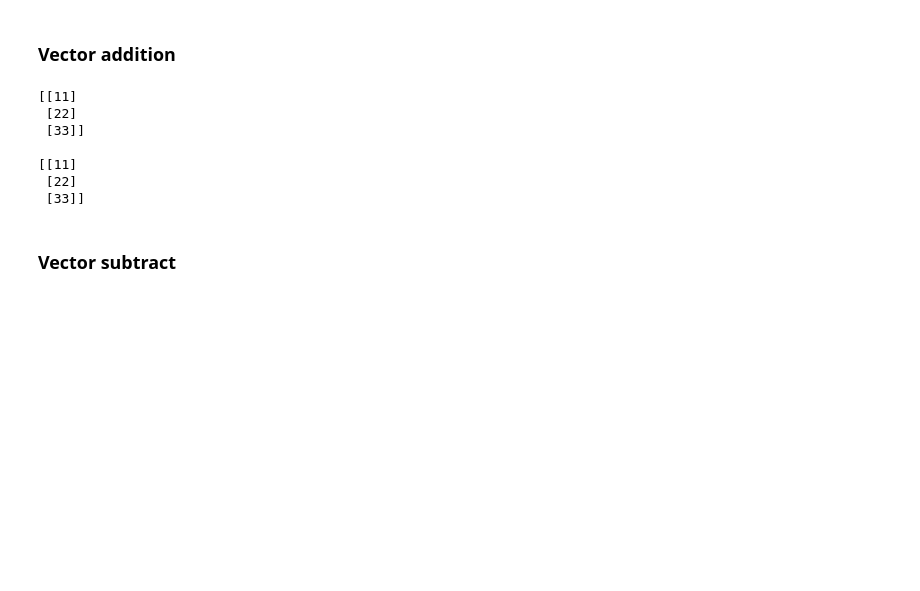
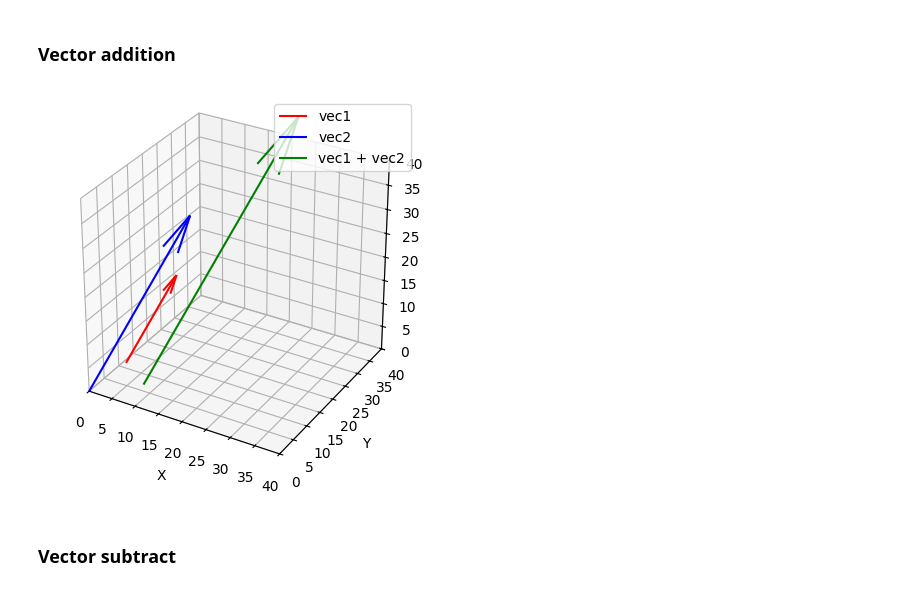
Before and after one commit to mindcoree/Linear_algebra, a Jupyter notebook: Vectors.ipynb, the cells around one changed output. Saved outputs shown, nothing was run; the diff lists cells and outputs as text; code cells hidden in the pictures; blank space fills up the shorter version.

```diff
--- a/Vectors.ipynb
+++ b/Vectors.ipynb
@@ -31,20 +29,35 @@ columnVector:(3, 1)
 ### Vector addition
 # %%
 import numpy as np
-vec1 = np.array([[1],[2],[3]])
-vec2 = np.array([[10],[20],[30]])
-vec_add_1 = np.add(vec1,vec2)
-print(vec_add_1,end='\n\n')
-vec_add_2  = vec1 + vec2
-print(vec_add_2)
+import matplotlib.pyplot as plt
+
+# Определяем векторы
+vec1 = np.array([[1], [2], [3]]) * 5  # Увеличили в 5 раз
+vec2 = np.array([[10], [20], [30]])
+vec_add_2 = vec1 + vec2  # Сумма векторов
+
+# Создаём фигуру
+fig = plt.figure()
+ax = fig.add_subplot(111, projection='3d')
+
+# Рисуем векторы
+ax.quiver(5, 5, 5, vec1[0], vec1[1], vec1[2], color='r', label='vec1', arrow_length_ratio=0.2)
+ax.quiver(0, 0, 0, vec2[0], vec2[1], vec2[2], color='b', label='vec2', arrow_length_ratio=0.2)
+ax.quiver(10, 3, 3, vec_add_2[0], vec_add_2[1], vec_add_2[2], color='g', label='vec1 + vec2', arrow_length_ratio=0.2)  # Добавляем сумму векторов
+# Настраиваем пределы осей
+ax.set_xlim([0, 40])
+ax.set_ylim([0, 40])
+ax.set_zlim([0, 40])
+ax.set_box_aspect([1, 1, 1])
+# Подписи осей и легенда
+ax.set_xlabel('X')
+ax.set_ylabel('Y')
+ax.set_zlabel('Z')
+ax.legend()
+
+plt.show()
 # %% [output]
-[[11]
- [22]
- [33]]
-
-[[11]
- [22]
- [33]]
+[figure, added]
 # %% [markdown]
 ### Vector subtract
 # %%
```
Also changed, not shown: parts of 9 cells of this notebook.
